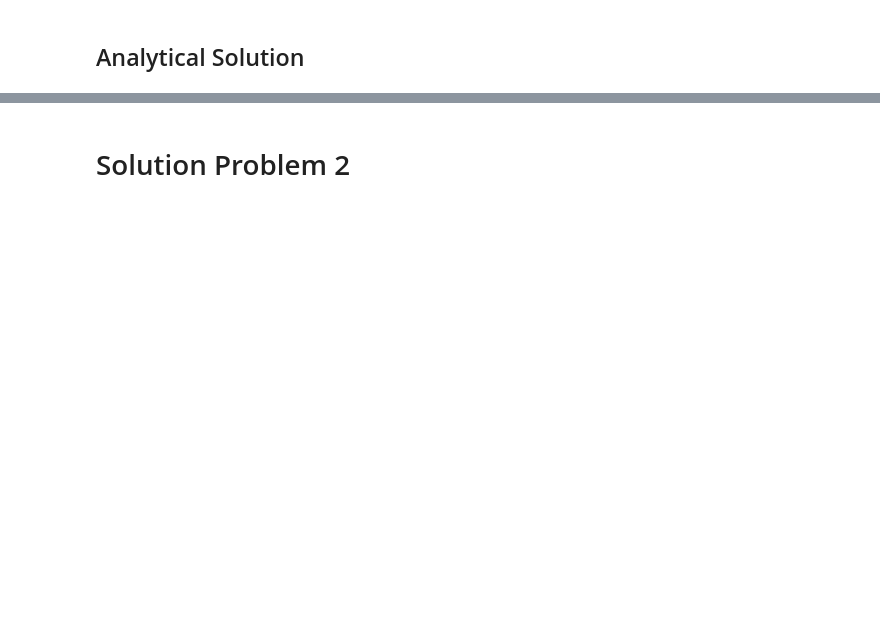
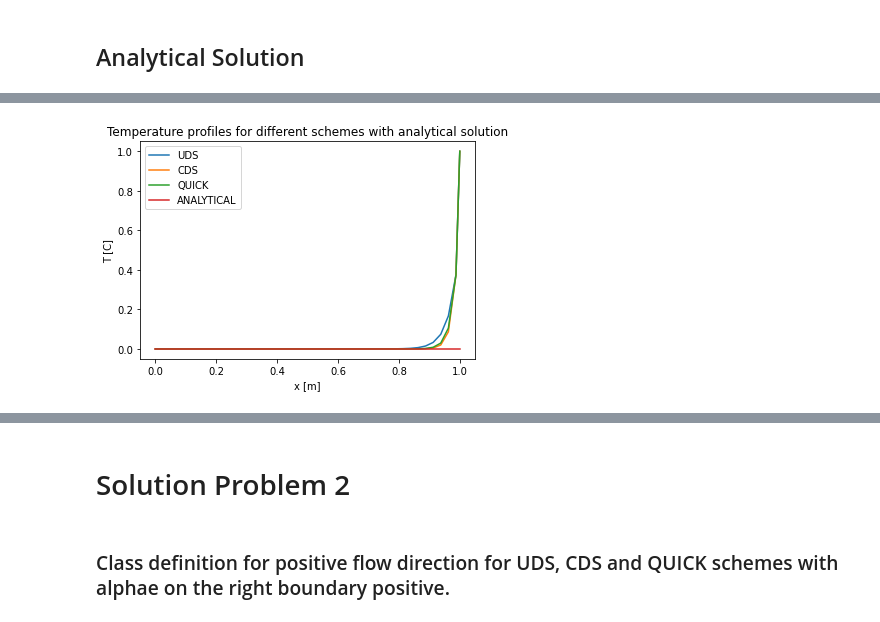
Before and after one commit to vflores4/Assignment3, a Jupyter notebook: Assignment3/Assignment3.ipynb, the cells around one changed output, grey strips where cells are left out. Cells and saved outputs as stored; diff of their text form; code cells hidden in the pictures; blank space fills up the shorter version.

```diff
--- a/Assignment3/Assignment3.ipynb
+++ b/Assignment3/Assignment3.ipynb
@@ -624,3 +698,23 @@ plt.show()
+# %%
+%matplotlib inline
+import matplotlib.pyplot as plt
+
+fig4, ax = plt.subplots()
+
+
+ax.plot(x_an, T_UDS3, label="UDS")
+ax.plot(x_an, T_CDS3, label="CDS")
+ax.plot(x_an, T_QUICK3, label="QUICK")
+ax.plot(x_an, T_an, label="ANALYTICAL")
+
+
+ax.set_title("Temperature profiles for different schemes with analytical solution")
+ax.set_xlabel("x [m]")
+ax.set_ylabel("T [C]")
+ax.legend()
+plt.show()
+# %% [output]
+[figure, added]
 # %% [markdown]
 ## Problem 2
 
@@ -643,6 +737,8 @@ To solve this problem, start with 5 equal-length control volumes, initialize the
 Based on your results for this problem, make a general statement about how $\alpha_e$ should be set on the boundaries and why.
 # %% [markdown]
 # Solution Problem 2
+# %% [markdown]
+### Class definition for positive flow direction for UDS, CDS and QUICK schemes with alphae on the right boundary positive.
 # %%
 import numpy as np
 
```
Also changed, not shown: parts of 20 cells of this notebook.
